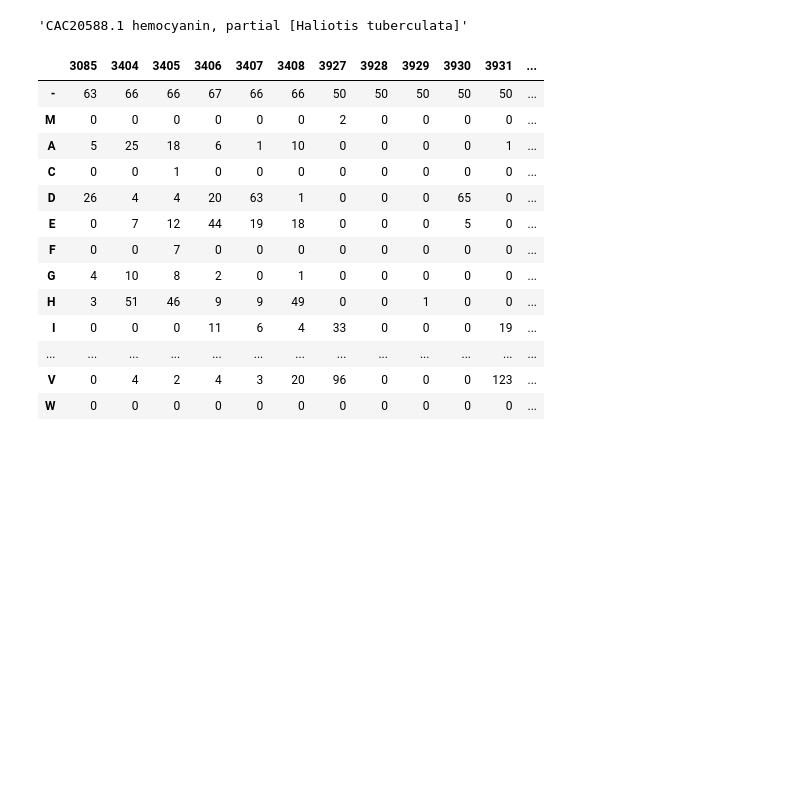
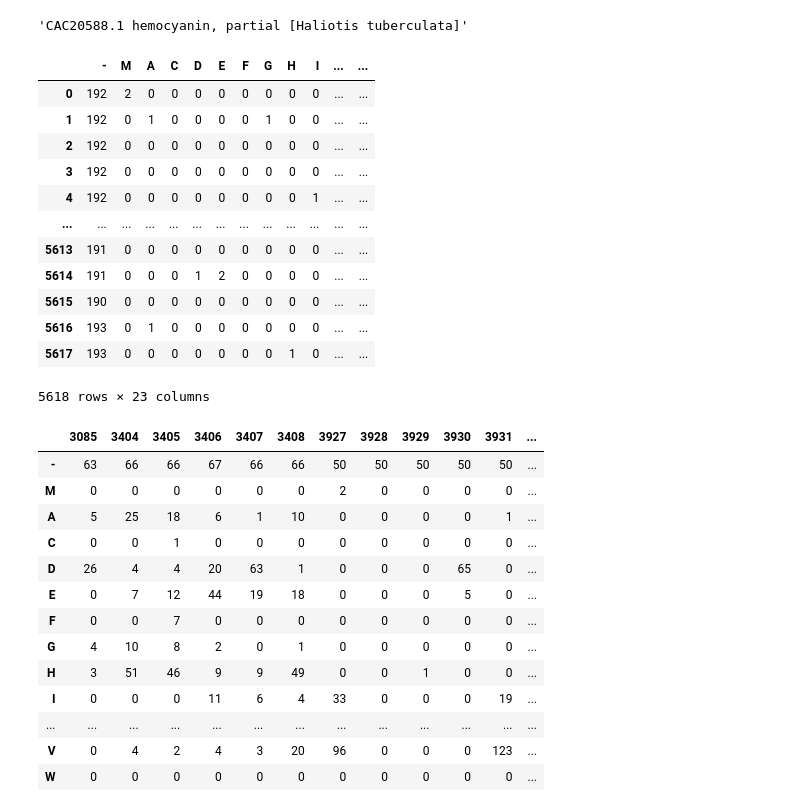
Before and after one commit to mcruggiero/BioVillage, a Jupyter notebook: code/Fasta_Alignment.ipynb, the cells around one changed output. Drawn from its saved outputs; the diff is of its cells as text; code cells hidden in the pictures; blank space fills up the shorter version.

```diff
--- a/code/Fasta_Alignment.ipynb
+++ b/code/Fasta_Alignment.ipynb
@@ -85,6 +85,22 @@ for i in range(len(entries[0].seq)):
 hcc = pd.DataFrame.from_dict(hc_count).T
 # %%
 hcc = hcc.fillna(0).astype(int)
+# %%
+hcc
+# %% [output]
+|  | - | M | A | C | D | E | F | G | H | I | ... | ... |
+| 0 | 192 | 2 | 0 | 0 | 0 | 0 | 0 | 0 | 0 | 0 | ... | ... |
+| 1 | 192 | 0 | 1 | 0 | 0 | 0 | 0 | 1 | 0 | 0 | ... | ... |
+| 2 | 192 | 0 | 0 | 0 | 0 | 0 | 0 | 0 | 0 | 0 | ... | ... |
+| 3 | 192 | 0 | 0 | 0 | 0 | 0 | 0 | 0 | 0 | 0 | ... | ... |
+| 4 | 192 | 0 | 0 | 0 | 0 | 0 | 0 | 0 | 0 | 1 | ... | ... |
+| ... | ... | ... | ... | ... | ... | ... | ... | ... | ... | ... | ... | ... |
+| 5613 | 191 | 0 | 0 | 0 | 0 | 0 | 0 | 0 | 0 | 0 | ... | ... |
+| 5614 | 191 | 0 | 0 | 0 | 1 | 2 | 0 | 0 | 0 | 0 | ... | ... |
+| 5615 | 190 | 0 | 0 | 0 | 0 | 0 | 0 | 0 | 0 | 0 | ... | ... |
+| 5616 | 193 | 0 | 1 | 0 | 0 | 0 | 0 | 0 | 0 | 0 | ... | ... |
+| 5617 | 193 | 0 | 0 | 0 | 0 | 0 | 0 | 0 | 1 | 0 | ... | ... |
+5618 rows × 23 columns
 # %%
 hcc[hcc["-"] < 68].T
 # %% [output]
```
